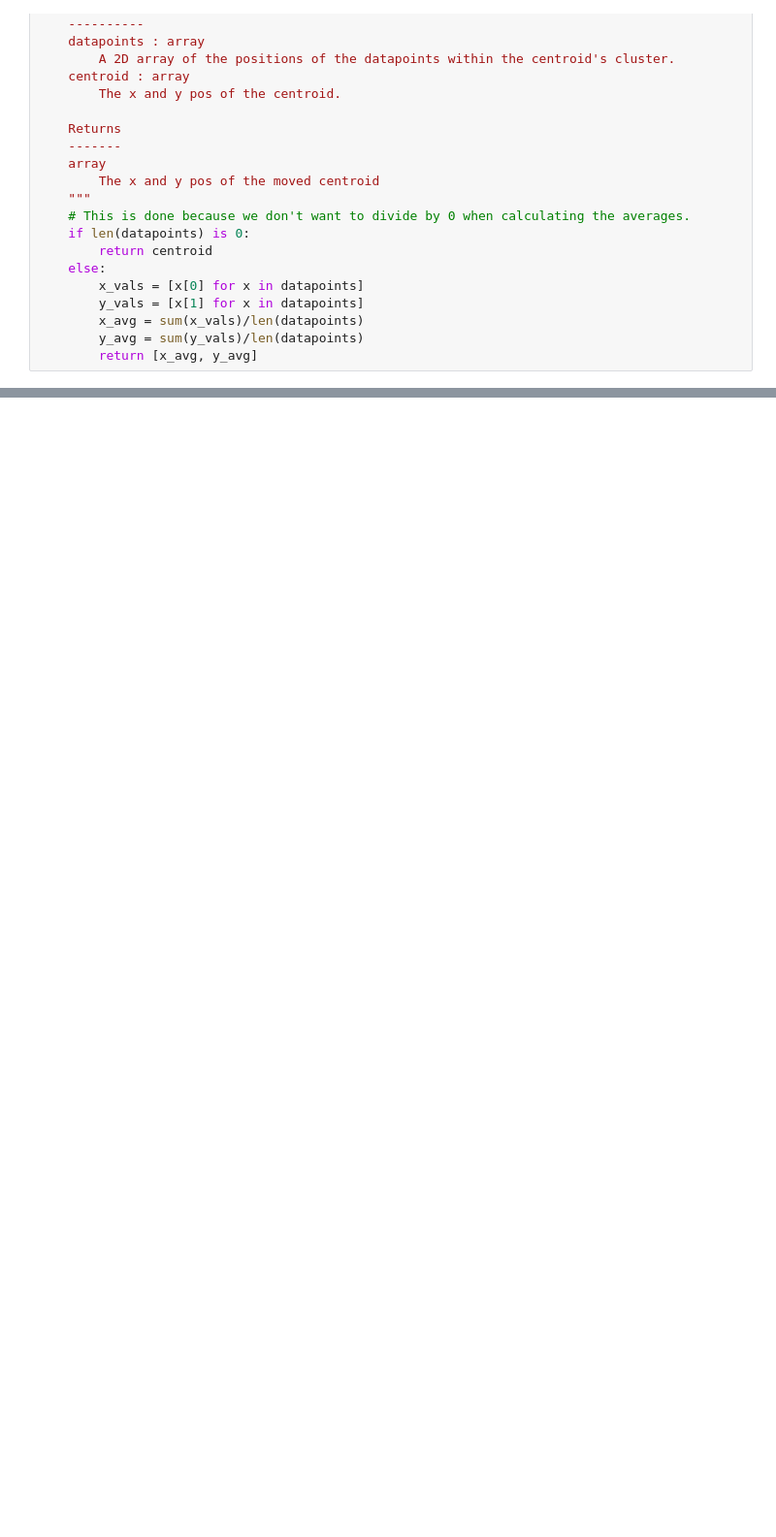
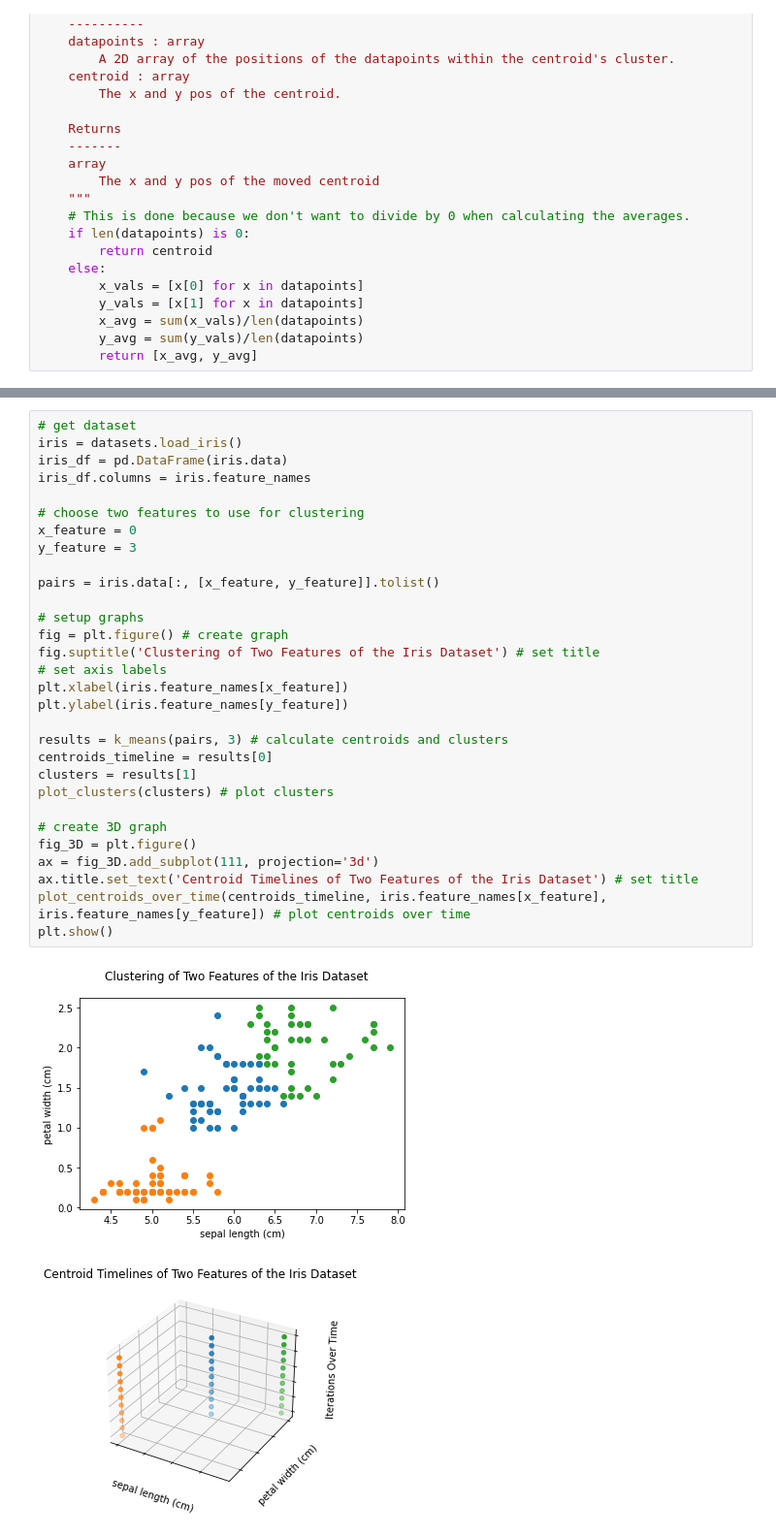
Before and after one commit to FlyN-Nick/introToML, a Jupyter notebook: New Jupyter Notebooks/Clustering.ipynb, the cells around one changed output, grey strips where cells are left out. Shown at 97% size. Saved outputs shown, nothing was run; the diff lists cells and outputs as text; blank space fills up the shorter version.

```diff
--- a/New Jupyter Notebooks/Clustering.ipynb
+++ b/New Jupyter Notebooks/Clustering.ipynb
@@ -164,0 +192,33 @@ plot_clusters(clusters)
+# %%
+# get dataset
+iris = datasets.load_iris()
+iris_df = pd.DataFrame(iris.data)
+iris_df.columns = iris.feature_names
+
+# choose two features to use for clustering
+x_feature = 0
+y_feature = 3
+
+pairs = iris.data[:, [x_feature, y_feature]].tolist()
+
+# setup graphs
+fig = plt.figure() # create graph
+fig.suptitle('Clustering of Two Features of the Iris Dataset') # set title
+# set axis labels
+plt.xlabel(iris.feature_names[x_feature])
+plt.ylabel(iris.feature_names[y_feature])
+
+results = k_means(pairs, 3) # calculate centroids and clusters
+centroids_timeline = results[0]
+clusters = results[1]
+plot_clusters(clusters) # plot clusters
+
+# create 3D graph
+fig_3D = plt.figure()
+ax = fig_3D.add_subplot(111, projection='3d')
+ax.title.set_text('Centroid Timelines of Two Features of the Iris Dataset') # set title
+plot_centroids_over_time(centroids_timeline, iris.feature_names[x_feature], iris.feature_names[y_feature]) # plot centroids over time
+plt.show()
+# %% [output]
+[figure, added]
+[figure, added]
```
Also changed, not shown: parts of 6 cells of this notebook, 1 other file.
